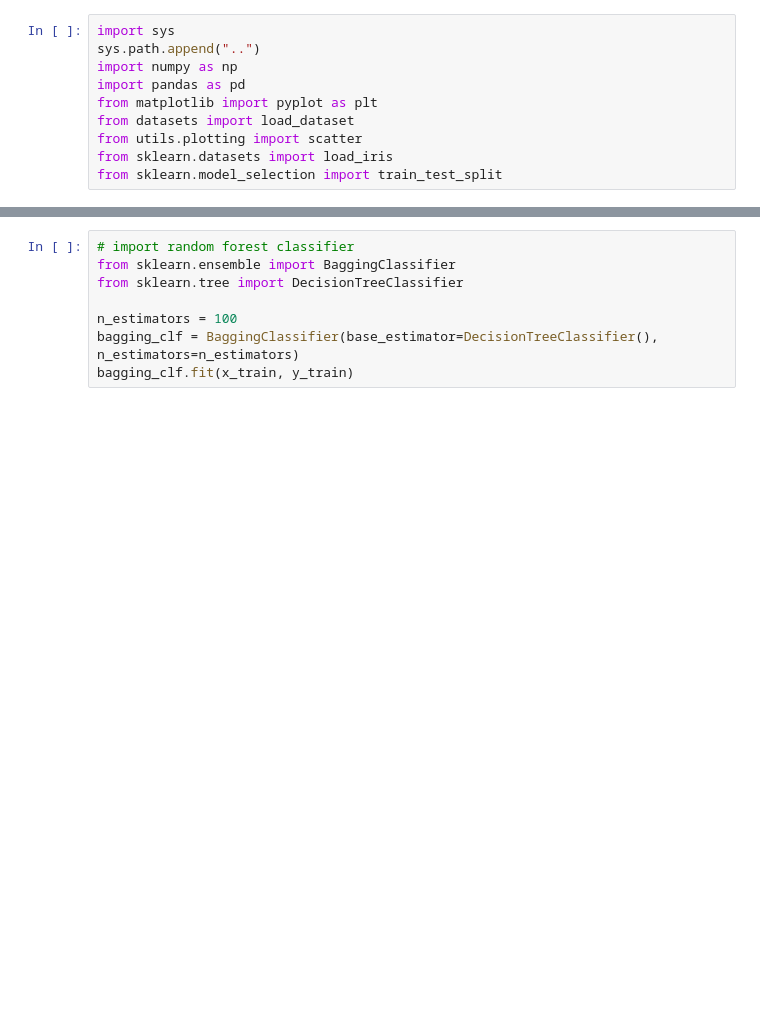
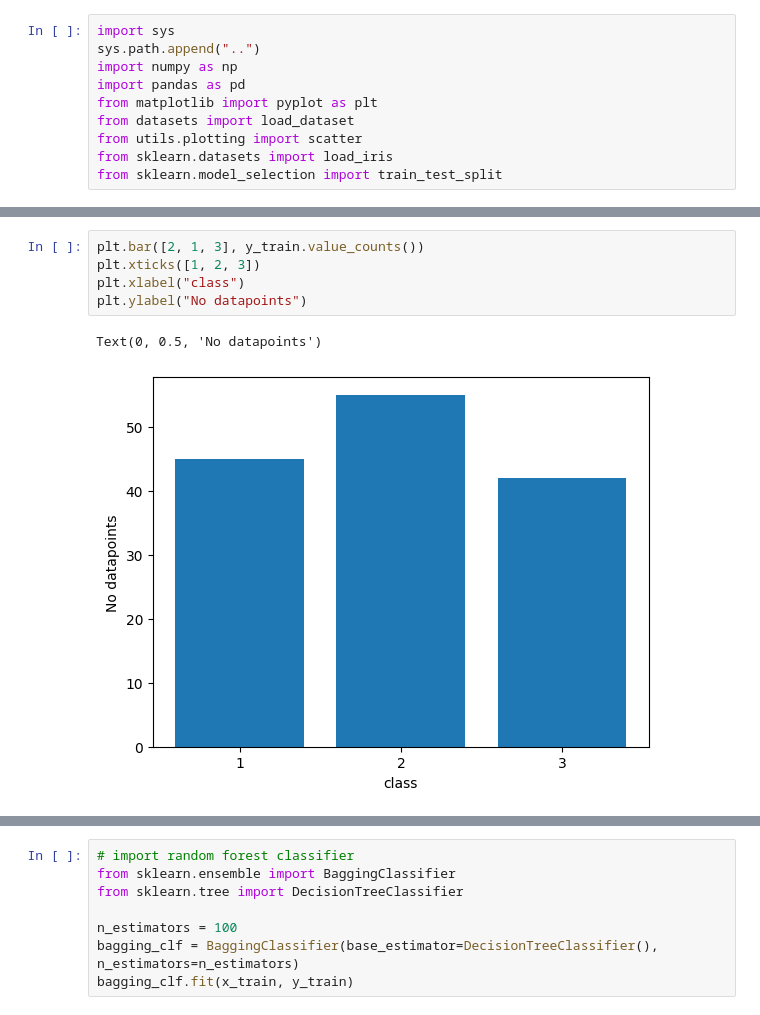
Before and after one commit to tung-ngt/ml2, a Jupyter notebook: labwork4/random_forest.ipynb, the cells around one changed output, grey strips where cells are left out. Drawn from its saved outputs; the diff is of its cells as text; blank space fills up the shorter version.

```diff
--- a/labwork4/random_forest.ipynb
+++ b/labwork4/random_forest.ipynb
@@ -22,2 +40,10 @@ y = y.replace({"Cammeo": 0, "Osmancik": 1})
 
 x_train, x_test, y_train, y_test = train_test_split(x, y, test_size=0.2)
+# %%
+plt.bar([2, 1, 3], y_train.value_counts())
+plt.xticks([1, 2, 3])
+plt.xlabel("class")
+plt.ylabel("No datapoints")
+# %% [output]
+Text(0, 0.5, 'No datapoints')
+[figure, added]
```
Also changed, not shown: parts of 11 cells of this notebook, 1 other file.
